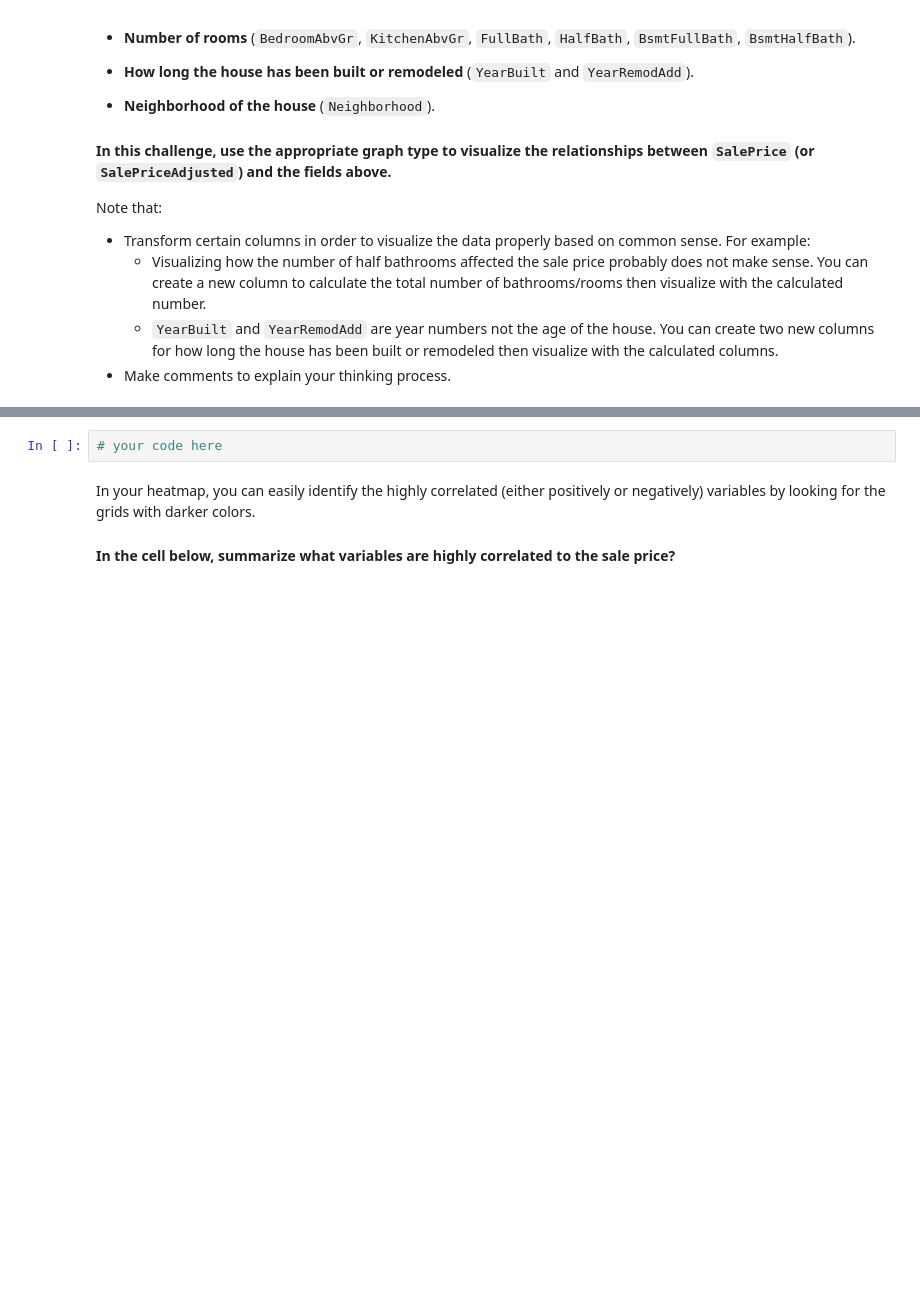
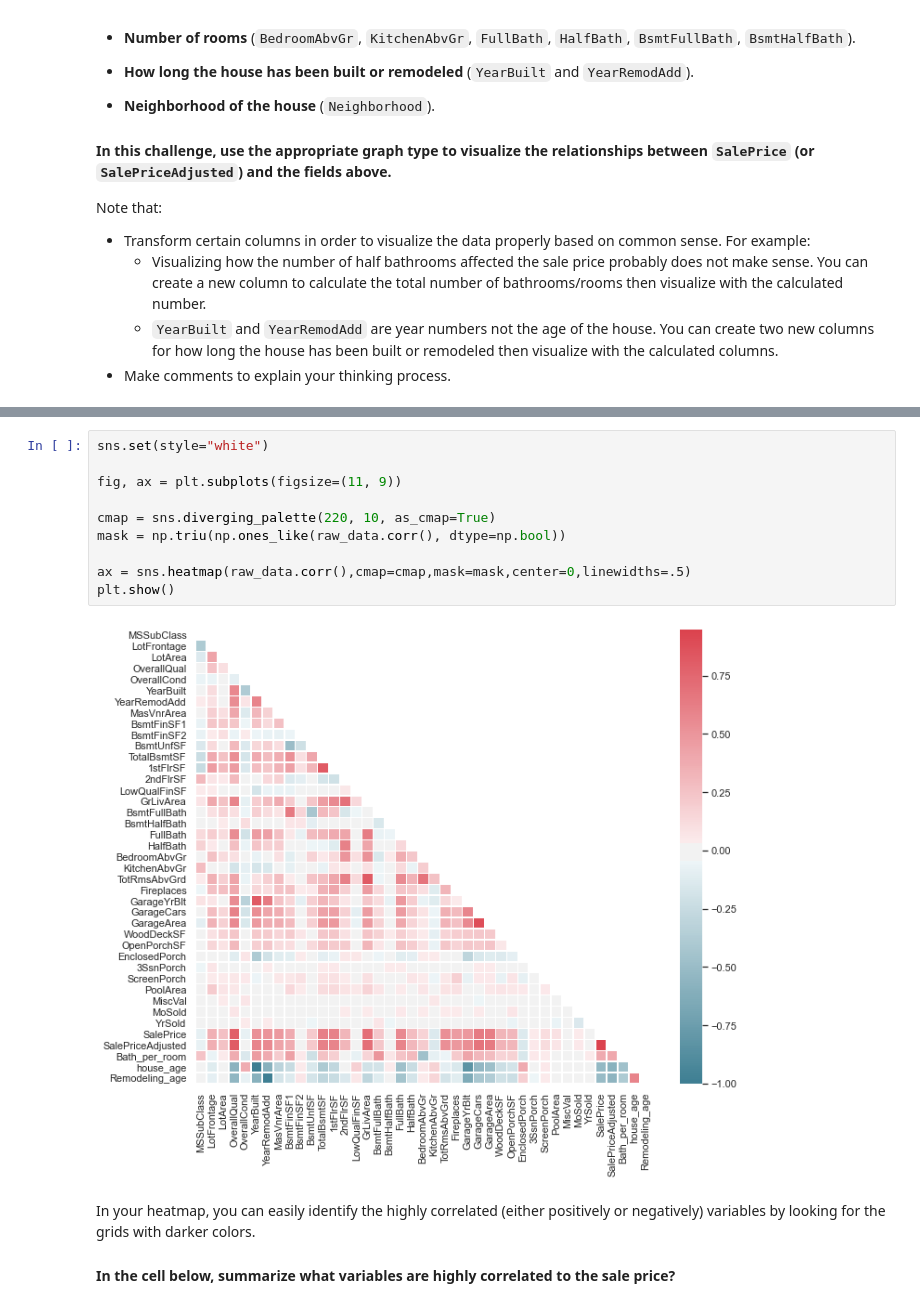
Before and after one commit to ta-data-bcn/lab-storytelling-data-visualization, a Jupyter notebook: your-code/main.ipynb, the cells around one changed output, grey strips where cells are left out. Drawn from its saved outputs; the diff is of its cells as text; blank space fills up the shorter version.

```diff
--- a/your-code/main.ipynb
+++ b/your-code/main.ipynb
@@ -95,8 +215,18 @@ Making scatter matrix is not an option here because there are too many fields wh
 Here is a [reference](https://seaborn.pydata.org/examples/many_pairwise_correlations.html) you can use to learn how to creat the pairwise correlation heatmap. Your heatmap should look like below:
 
 ![Corr Heatmap](heatmap.png)
-# %%
-# your code here
+# %%
+sns.set(style="white")
+
+fig, ax = plt.subplots(figsize=(11, 9))
+
+cmap = sns.diverging_palette(220, 10, as_cmap=True)
+mask = np.triu(np.ones_like(raw_data.corr(), dtype=np.bool))
+
+ax = sns.heatmap(raw_data.corr(),cmap=cmap,mask=mask,center=0,linewidths=.5)
+plt.show()
+# %% [output]
+[figure, added]
 # %% [markdown]
 In your heatmap, you can easily identify the highly correlated (either positively or negatively) variables by looking for the grids with darker colors.
 
```
Also changed, not shown: parts of 28 cells of this notebook.
